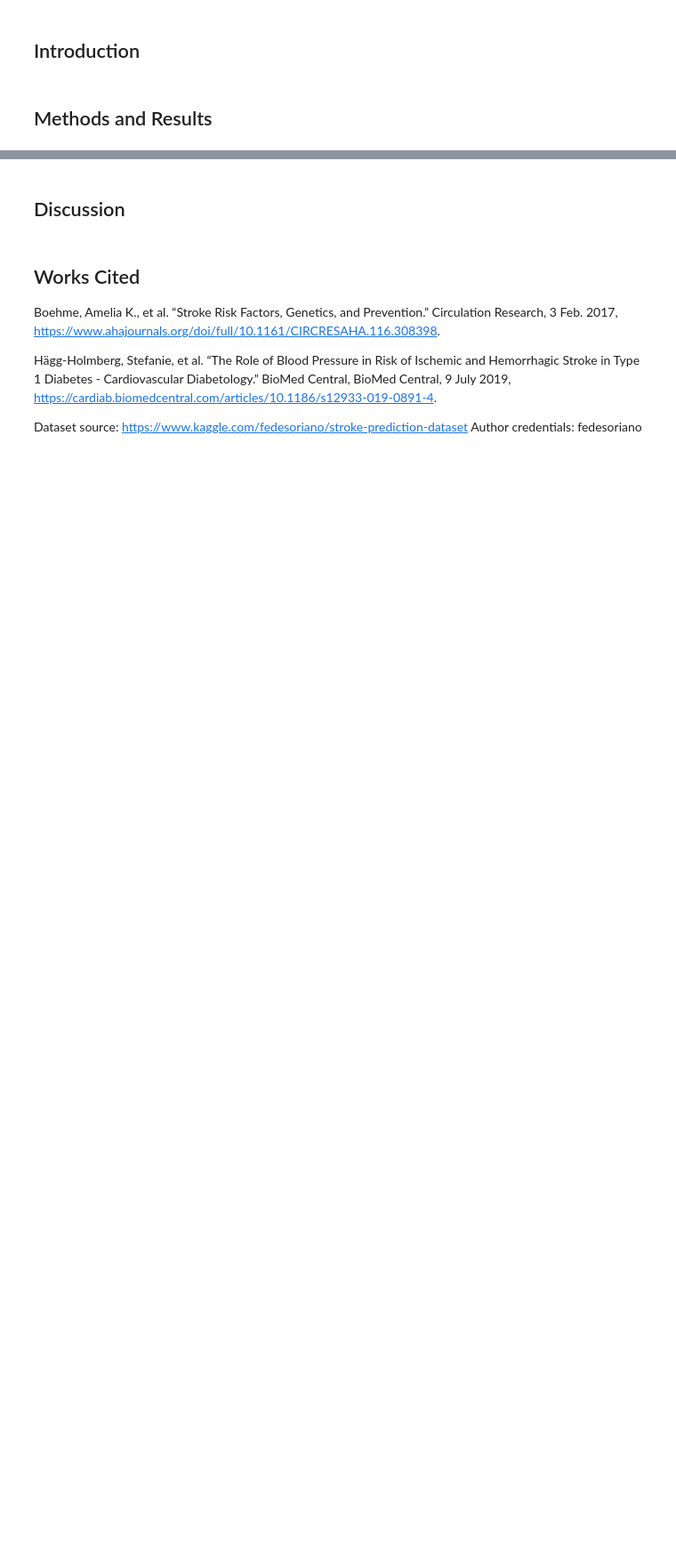
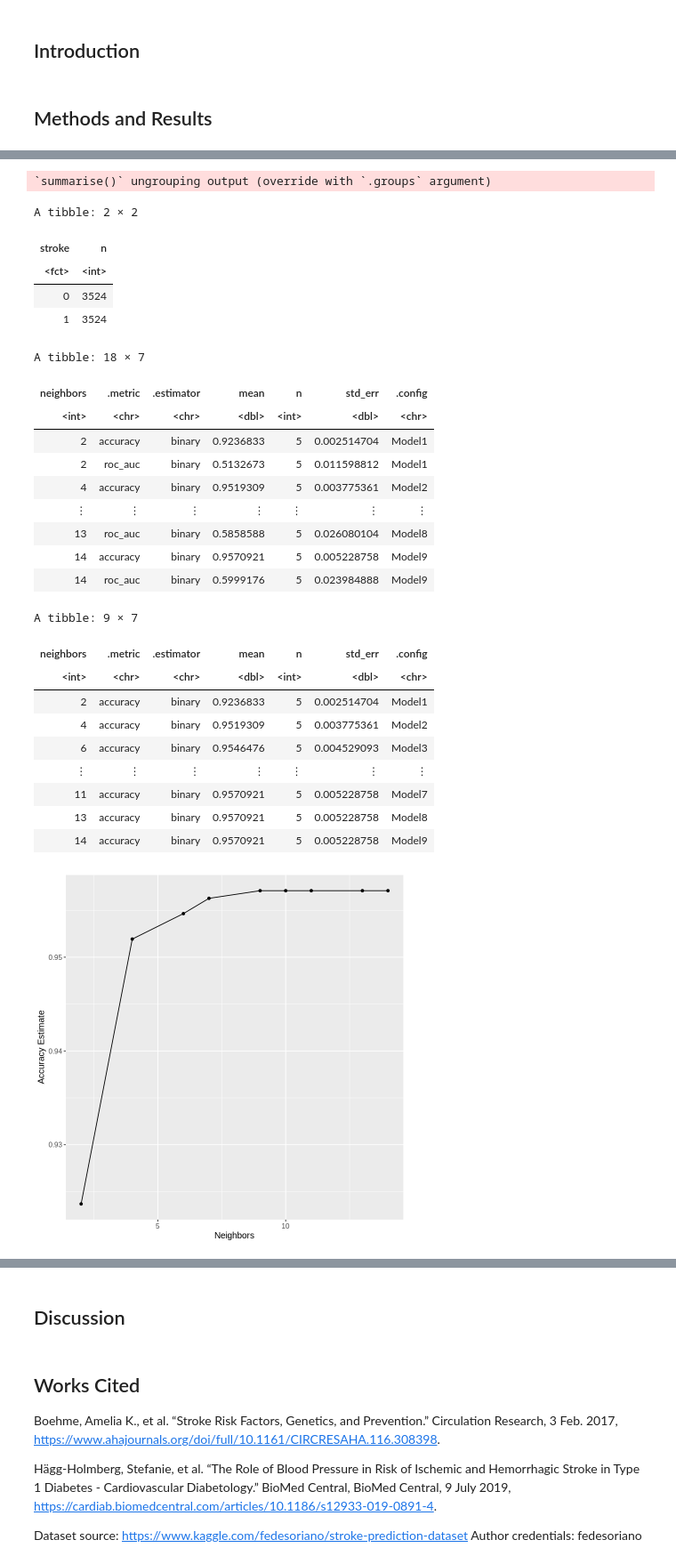
Before and after one commit to jordanjzhao/data-science-stroke-prediction, a Jupyter notebook: StrokePredictionClassification.ipynb, the cells around one changed output, grey strips where cells are left out. Shown: that part at 89% size. Cells and saved outputs as stored; diff of their text form; code cells hidden in the pictures; blank space fills up the shorter version.

Commit message:
Fixed implementation of step_upsample imbalances
base implementation complete

```diff
--- a/StrokePredictionClassification.ipynb
+++ b/StrokePredictionClassification.ipynb
@@ -37,7 +36,7 @@ Warning message:
 # %%
 set.seed(1768)
 raw_data_url <- "https://raw.githubusercontent.com/jordanjzhao/dsci-project-proposal/main/data/healthcare-dataset-stroke-data.csv"
-stroke_data <- read.csv(raw_data_url, na.strings = c("N/A", na)) %>%
+stroke_data <- read.csv(raw_data_url, na.strings = "N/A") %>%
     mutate(stroke = as_factor(stroke))
 
 stroke_data_clean <- na.omit(stroke_data)
@@ -52,4 +51,5 @@ stroke_data_select
 stroke_split <- initial_split(stroke_data_select, prop = 0.75, strata = stroke)
 stroke_train <- training(stroke_split)
 stroke_test <- testing(stroke_split)
+glimpse(stroke_test)
 # %% [output]
@@ -63,23 +86,27 @@ ERROR: Error in read.csv(raw_data_url, na.strings = c("N/A", na)) %>% mutate(str
 #    step_upsample(stroke, over_ratio = 1, skip = FALSE) %>%
 #    prep()
 
-stroke_recipe <- recipe(stroke ~ bmi + avg_glucose_level, data = stroke_train) %>%
+#CHOOSE BEST K
+
+stroke_recipe <- recipe(stroke ~ ., data = stroke_train) %>%
     step_scale(all_predictors()) %>%
     step_center(all_predictors()) %>%
-    step_upsample(stroke, over_ratio = 1, skip = FALSE) %>%
-    prep()
+    themis::step_upsample(stroke, over_ratio = 1, skip = FALSE) %>%
+    prep() %>%
+    bake(stroke_train)
 stroke_recipe
 
-upsampled_stroke <- bake(stroke_recipe, stroke_train)
+#upsampled_stroke <- bake(stroke_recipe, stroke_train)
 
-upsampled_stroke %>%
+upsampled_stroke <- stroke_recipe %>%
     group_by(stroke) %>%
     summarize(n = n())
+upsampled_stroke
 
+dummy_recipe <- recipe(stroke ~., data = stroke_recipe)
 
 # 5-fold cross-valiation on training set
 stroke_vfold <- vfold_cv(stroke_train, v = 5, strata = stroke)
-
 
 # KNN classifier
 knn_tune <- nearest_neighbor(weight_func = "rectangular", neighbors = tune()) %>%
@@ -91,9 +118,9 @@ k_vals <- tibble(neighbors = seq(from = 1, to = 100, by = 5))
 
 # Create workflow analysis with recipe and model specs
 stroke_knn_results <- workflow() %>%
-    add_recipe(stroke_recipe) %>%
+    add_recipe(dummy_recipe) %>%
     add_model(knn_tune) %>%
-    tune_grid(resamples = stroke_vfold, grid = k_vals) %>%
+    tune_grid(resamples = stroke_vfold, grid = 10) %>%
     collect_metrics()
 stroke_knn_results
 
@@ -114,0 +151,27 @@ ERROR: Error in recipe(stroke ~ bmi + avg_glucose_level, data = stroke_train) %>
+`summarise()` ungrouping output (override with `.groups` argument)
+A tibble: 2 × 2
+| stroke | n |
+| <fct> | <int> |
+| 0 | 3524 |
+| 1 | 3524 |
+A tibble: 18 × 7
+| neighbors | .metric | .estimator | mean | n | std_err | .config |
+| <int> | <chr> | <chr> | <dbl> | <int> | <dbl> | <chr> |
+| 2 | accuracy | binary | 0.9236833 | 5 | 0.002514704 | Model1 |
+| 2 | roc_auc | binary | 0.5132673 | 5 | 0.011598812 | Model1 |
+| 4 | accuracy | binary | 0.9519309 | 5 | 0.003775361 | Model2 |
+| ⋮ | ⋮ | ⋮ | ⋮ | ⋮ | ⋮ | ⋮ |
+| 13 | roc_auc | binary | 0.5858588 | 5 | 0.026080104 | Model8 |
+| 14 | accuracy | binary | 0.9570921 | 5 | 0.005228758 | Model9 |
+| 14 | roc_auc | binary | 0.5999176 | 5 | 0.023984888 | Model9 |
+A tibble: 9 × 7
+| neighbors | .metric | .estimator | mean | n | std_err | .config |
+| <int> | <chr> | <chr> | <dbl> | <int> | <dbl> | <chr> |
+| 2 | accuracy | binary | 0.9236833 | 5 | 0.002514704 | Model1 |
+| 4 | accuracy | binary | 0.9519309 | 5 | 0.003775361 | Model2 |
+| 6 | accuracy | binary | 0.9546476 | 5 | 0.004529093 | Model3 |
+| ⋮ | ⋮ | ⋮ | ⋮ | ⋮ | ⋮ | ⋮ |
+| 11 | accuracy | binary | 0.9570921 | 5 | 0.005228758 | Model7 |
+| 13 | accuracy | binary | 0.9570921 | 5 | 0.005228758 | Model8 |
+| 14 | accuracy | binary | 0.9570921 | 5 | 0.005228758 | Model9 |
+[figure, added]
```
Also changed, not shown: parts of 6 cells of this notebook.
